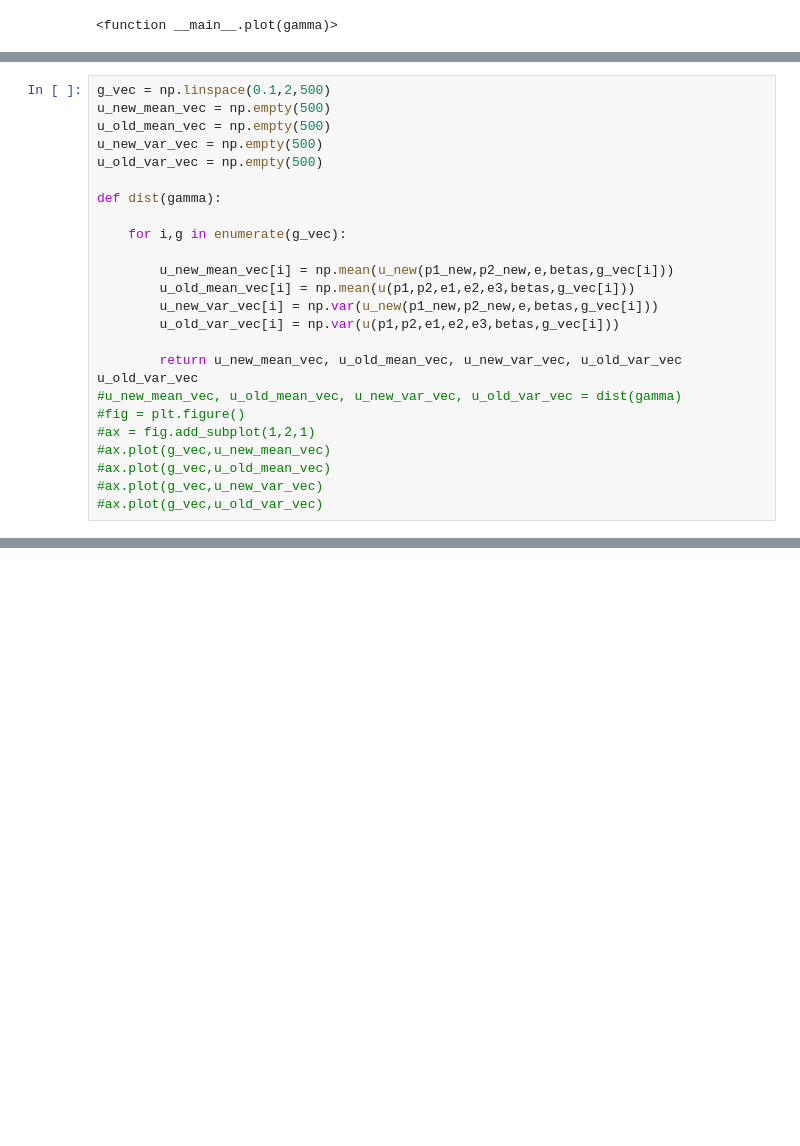
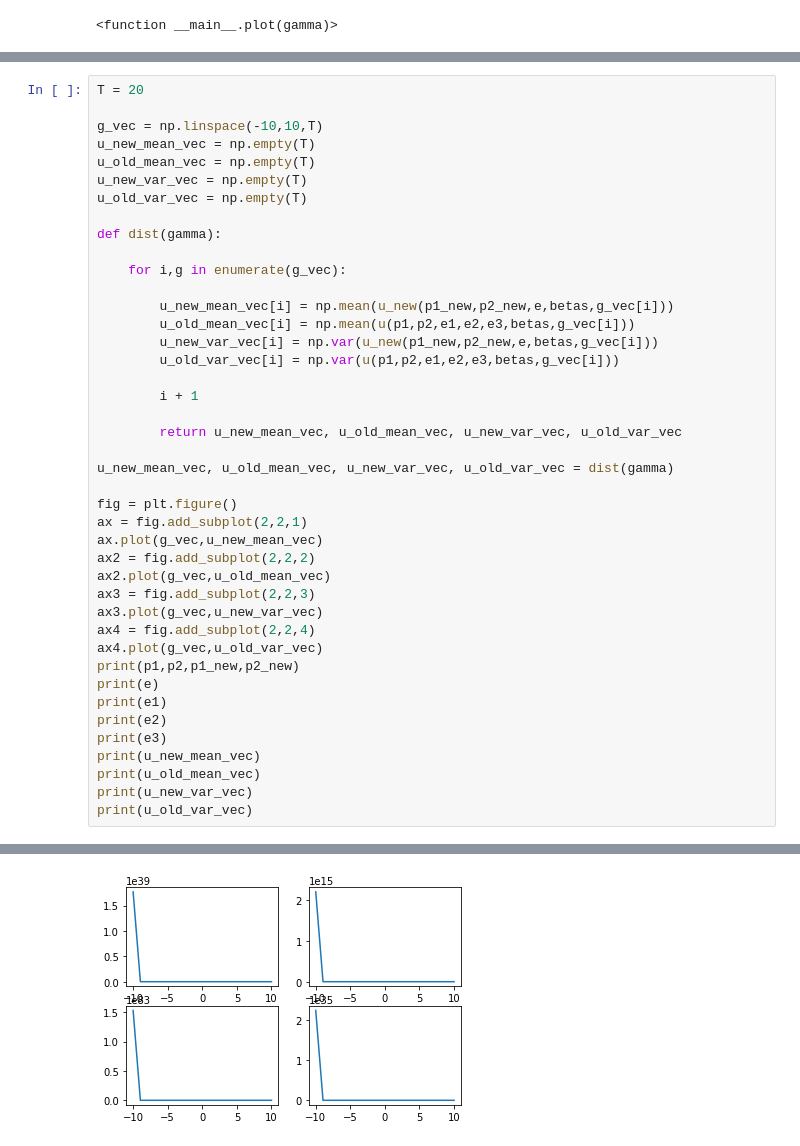
Before and after one commit to NumEconCopenhagen/projects-2019-nx31, a Jupyter notebook: examproject/examproject.ipynb, the cells around one changed output, grey strips where cells are left out. Drawn from its saved outputs; the diff is of its cells as text; blank space fills up the shorter version.

```diff
--- a/examproject/examproject.ipynb
+++ b/examproject/examproject.ipynb
@@ -1707,9 +1736,11 @@ The variance of the distribution of the old utility is with gamma = 2    : 13.87
 # %%
-g_vec = np.linspace(0.1,2,500)
-u_new_mean_vec = np.empty(500)
-u_old_mean_vec = np.empty(500)
-u_new_var_vec = np.empty(500)
-u_old_var_vec = np.empty(500)
+T = 20
+
+g_vec = np.linspace(-10,10,T)
+u_new_mean_vec = np.empty(T)
+u_old_mean_vec = np.empty(T)
+u_new_var_vec = np.empty(T)
+u_old_var_vec = np.empty(T)
 
 def dist(gamma):
 
@@ -1720,13 +1751,28 @@ def dist(gamma):
         u_new_var_vec[i] = np.var(u_new(p1_new,p2_new,e,betas,g_vec[i]))
         u_old_var_vec[i] = np.var(u(p1,p2,e1,e2,e3,betas,g_vec[i]))
 
+        i + 1
+
         return u_new_mean_vec, u_old_mean_vec, u_new_var_vec, u_old_var_vec
-u_old_var_vec
-#u_new_mean_vec, u_old_mean_vec, u_new_var_vec, u_old_var_vec = dist(gamma)
-#fig = plt.figure()
-#ax = fig.add_subplot(1,2,1)
-#ax.plot(g_vec,u_new_mean_vec)
-#ax.plot(g_vec,u_old_mean_vec)
-#ax.plot(g_vec,u_new_var_vec)
-#ax.plot(g_vec,u_old_var_vec)
+
+u_new_mean_vec, u_old_mean_vec, u_new_var_vec, u_old_var_vec = dist(gamma)
+
+fig = plt.figure()
+ax = fig.add_subplot(2,2,1)
+ax.plot(g_vec,u_new_mean_vec)
+ax2 = fig.add_subplot(2,2,2)
+ax2.plot(g_vec,u_old_mean_vec)
+ax3 = fig.add_subplot(2,2,3)
+ax3.plot(g_vec,u_new_var_vec)
+ax4 = fig.add_subplot(2,2,4)
+ax4.plot(g_vec,u_old_var_vec)
+print(p1,p2,p1_new,p2_new)
+print(e)
+print(e1)
+print(e2)
+print(e3)
+print(u_new_mean_vec)
+print(u_old_mean_vec)
+print(u_new_var_vec)
+print(u_old_var_vec)
 # %% [output]
@@ -1749,0 +1796 @@ array([0.01141012, 0.01141012, 0.01141012, 0.01141012, 0.01141012,
+[figure, added]
```
Also changed, not shown: parts of 58 cells of this notebook.
